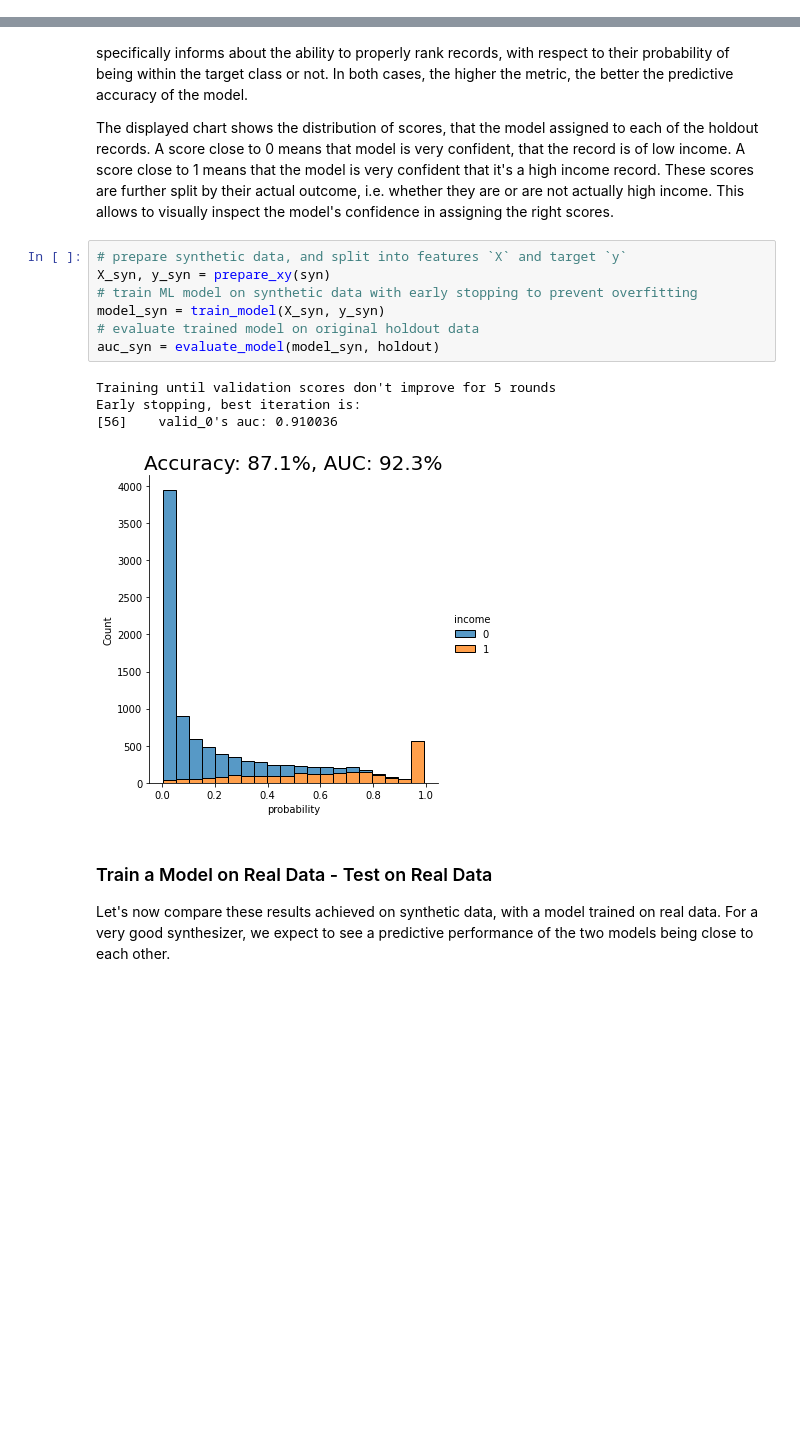
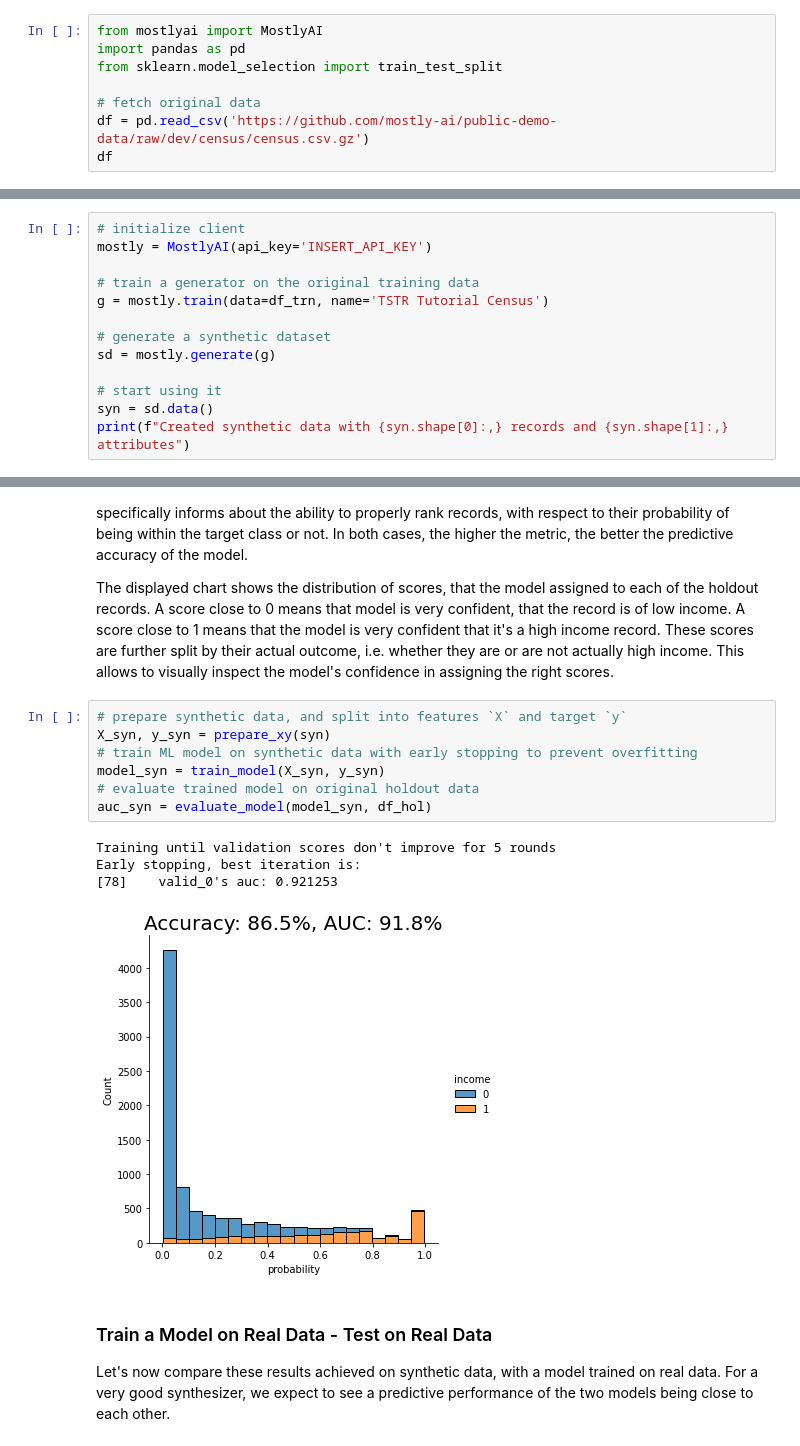
Before and after one commit to mostly-ai/mostly-tutorials, a Jupyter notebook: train-synthetic-test-real/TSTR.ipynb, the cells around one changed output, grey strips where cells are left out. Saved outputs shown, nothing was run; the diff lists cells and outputs as text; blank space fills up the shorter version.

Commit message:
v200 TSTR (#17)

```diff
--- a/train-synthetic-test-real/TSTR.ipynb
+++ b/train-synthetic-test-real/TSTR.ipynb
@@ -57,0 +23,8 @@ fetched holdout data with 9,768 records and 15 attributes
+# %%
+from mostlyai import MostlyAI
+import pandas as pd
+from sklearn.model_selection import train_test_split
+
+# fetch original data
+df = pd.read_csv('https://github.com/mostly-ai/public-demo-data/raw/dev/census/census.csv.gz')
+df
@@ -57,0 +54,13 @@ fetched holdout data with 9,768 records and 15 attributes
+# %%
+# initialize client
+mostly = MostlyAI(api_key='INSERT_API_KEY')
+
+# train a generator on the original training data
+g = mostly.train(data=df_trn, name='TSTR Tutorial Census')
+
+# generate a synthetic dataset
+sd = mostly.generate(g)
+
+# start using it
+syn = sd.data()
+print(f"Created synthetic data with {syn.shape[0]:,} records and {syn.shape[1]:,} attributes")
@@ -175,15 +200,15 @@ The displayed chart shows the distribution of scores, that the model assigned to
 # %%
 # prepare synthetic data, and split into features `X` and target `y`
 X_syn, y_syn = prepare_xy(syn)
 # train ML model on synthetic data with early stopping to prevent overfitting
 model_syn = train_model(X_syn, y_syn)
 # evaluate trained model on original holdout data
-auc_syn = evaluate_model(model_syn, holdout)
+auc_syn = evaluate_model(model_syn, df_hol)
 # %% [output]
 Training until validation scores don't improve for 5 rounds
 Early stopping, best iteration is:
-[56]    valid_0's auc: 0.910036
+[78]    valid_0's auc: 0.921253
-[figure, old version]
+[figure, new version]
 # %% [markdown]
 ### Train a Model on Real Data - Test on Real Data
 
```
Also changed, not shown: parts of 12 cells of this notebook, 7 other files.
